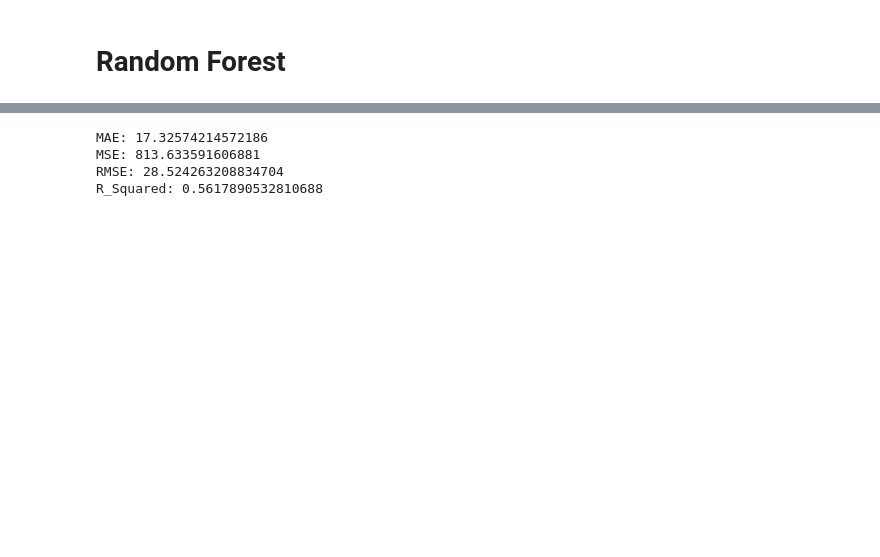
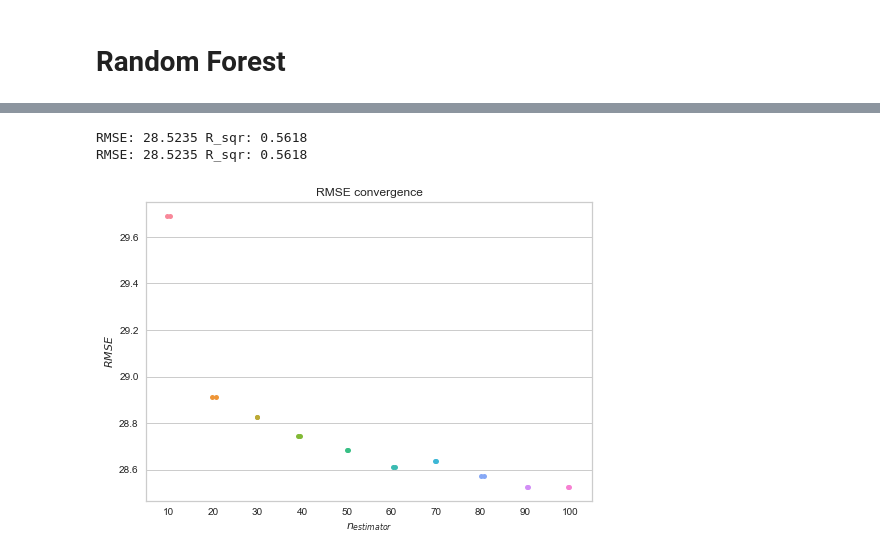
Before and after one commit to JeromeSauer/Project2_AirQuality, a Jupyter notebook: Project2_Modelling.ipynb, the cells around one changed output, grey strips where cells are left out. Saved outputs shown, nothing was run; the diff lists cells and outputs as text; code cells hidden in the pictures; blank space fills up the shorter version.

```diff
--- a/Project2_Modelling.ipynb
+++ b/Project2_Modelling.ipynb
@@ -131,0 +136,4 @@ strong multicollinearity or other numerical problems.
+# %%
+scaler=StandardScaler()
+X_train_scaled=scaler.fit_transform(X_train.values)
+X_test_scaled=scaler.transform(X_test.values)
@@ -131,0 +158,2 @@ strong multicollinearity or other numerical problems.
+# %%
+linear.fit(X_train_scaled,y_train)
@@ -147,3 +173,4 @@ array([ 27.39882353,  69.7787234 ,  81.08177778, ...,  62.28975738,
 # %%
-tree.score(X_test,y_test)
+score=tree.score(X_test,y_test)
+print(f'R_squared: {score}')
 # %% [output]
@@ -167,2 +187,0 @@ X_test_scaled=scaler.transform(X_test)
-# %%
-lr.fit(X_train_scaled,y_train)
@@ -217,10 +229,6 @@ tree size:90 RMSE: 28.524263208834704 R2: 0.5617890532810688
-# %%
-print(f'MAE: {metrics.mean_absolute_error(y_test,y_pred_forest)}')
-print(f'MSE: {metrics.mean_squared_error(y_test,y_pred_forest)}')
-print(f'RMSE: {np.sqrt(metrics.mean_squared_error(y_test,y_pred_forest))}')
-print(f'R_Squared: {metrics.r2_score(y_test,y_pred_forest)}')
-# %% [output]
-MAE: 17.32574214572186
-MSE: 813.633591606881
-RMSE: 28.524263208834704
-R_Squared: 0.5617890532810688
+# %%
+y_pred_forest,forest=estimator(10)[0],estimator(10)[1]
+# %% [output]
+RMSE: 28.5235 R_sqr: 0.5618
+RMSE: 28.5235 R_sqr: 0.5618
+[figure, added]
```
Also changed, not shown: parts of 37 cells of this notebook.
